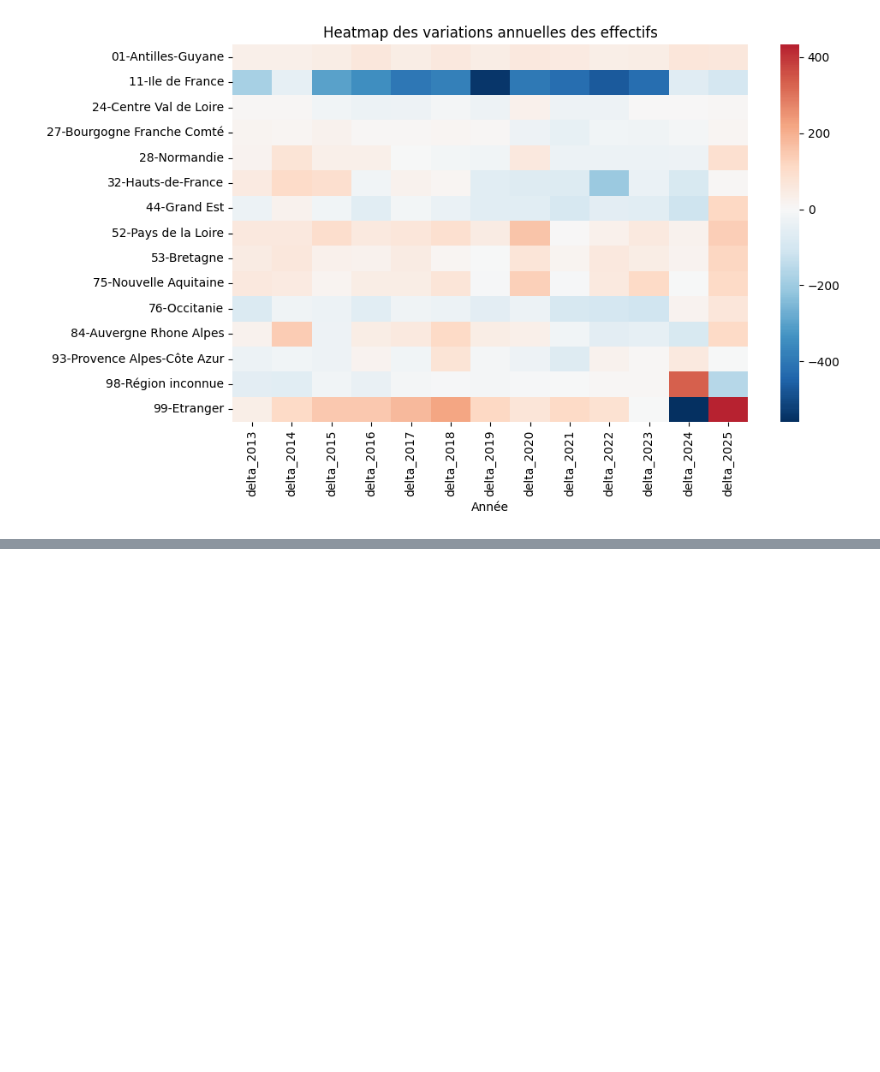
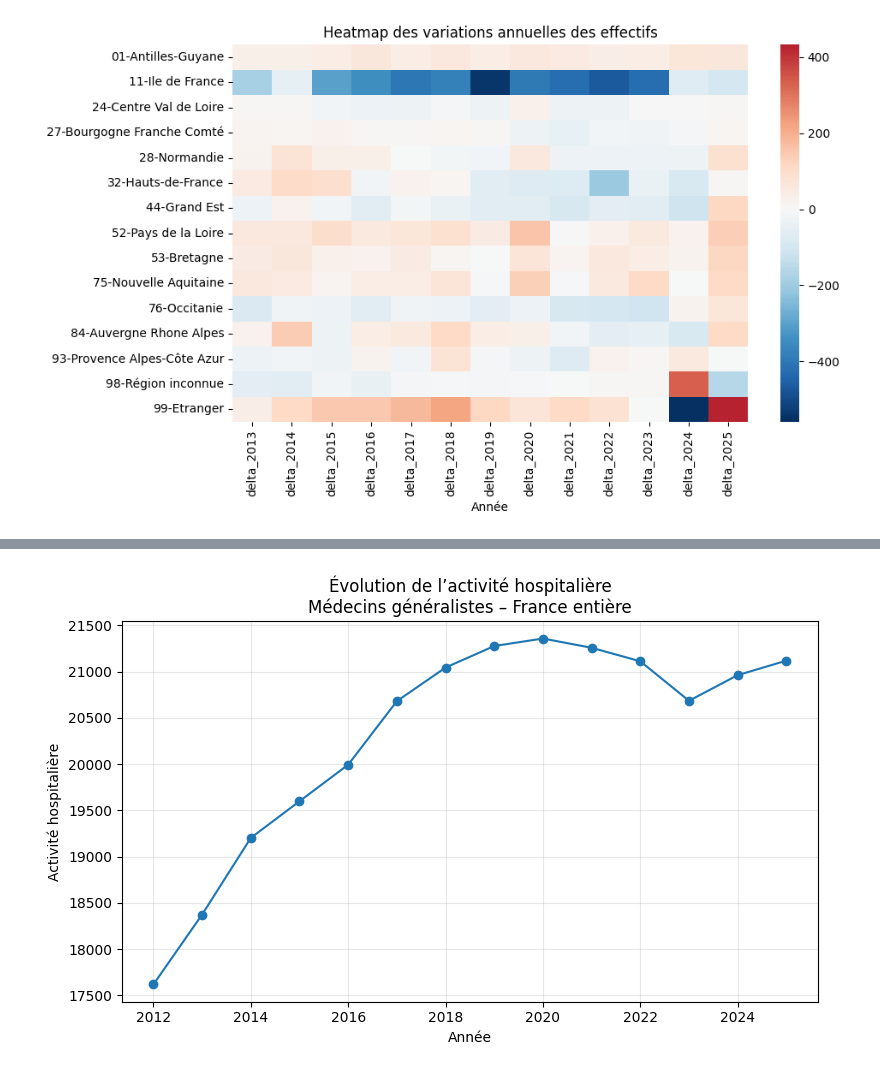
Before and after one commit to dfornier/Python-pour-la-data-science, a Jupyter notebook: StatDesc_2.ipynb, the cells around one changed output, grey strips where cells are left out. Saved outputs shown, nothing was run; the diff lists cells and outputs as text; code cells hidden in the pictures; blank space fills up the shorter version.

```diff
--- a/StatDesc_2.ipynb
+++ b/StatDesc_2.ipynb
@@ -342,0 +400,21 @@ df["delta_total"] = df["effectif_2025"] - df["effectif_2012"]
+# %%
+df_hopital = df_medecins_secteur_réduit[df_medecins_secteur_réduit["secteur_activite"] == "01-Hôpital public"]
+
+# Colonnes d'activité
+cols_activite = [c for c in df_hopital.columns if c.startswith("activités_")]
+
+# Années
+annees = [int(c.split("_")[1]) for c in cols_activite]
+
+
+plt.figure(figsize=(8, 5))
+plt.plot(annees, df_hopital[cols_activite].iloc[0], marker='o')
+
+plt.xlabel("Année")
+plt.ylabel("Activité hospitalière")
+plt.title("Évolution de l’activité hospitalière\nMédecins généralistes – France entière")
+plt.grid(True, alpha=0.3)
+plt.tight_layout()
+plt.show()
+# %% [output]
+[figure, added]
```
Also changed, not shown: parts of 8 cells of this notebook.
